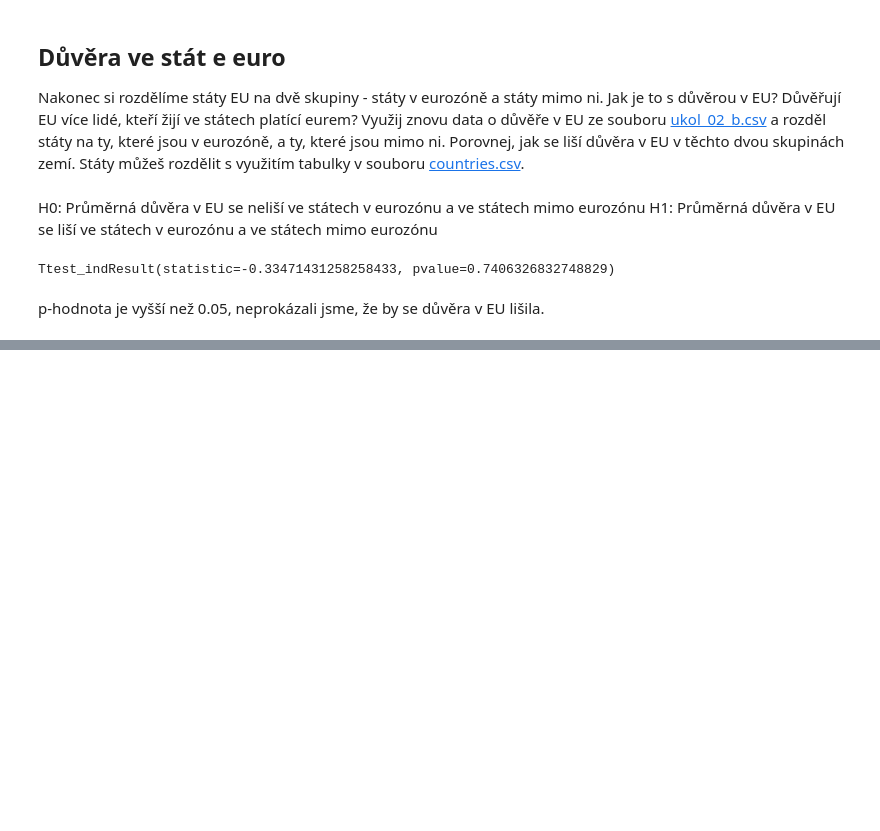
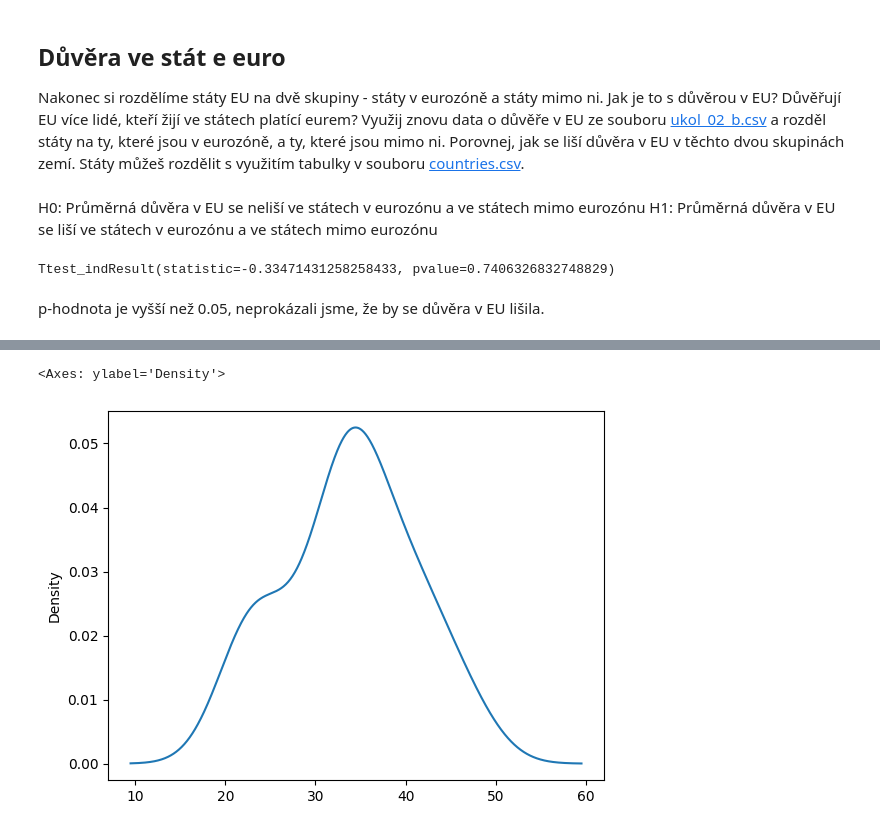
Before and after one commit to pesikj/PythonProDataScienceReseniUkolu, a Jupyter notebook: ukol_02/02.ipynb, the cells around one changed output, grey strips where cells are left out. Saved outputs shown, nothing was run; the diff lists cells and outputs as text; code cells hidden in the pictures; blank space fills up the shorter version.

```diff
--- a/ukol_02/02.ipynb
+++ b/ukol_02/02.ipynb
@@ -109,0 +116,5 @@ p-hodnota je vyšší než 0.05, neprokázali jsme, že by se důvěra v EU liš
+# %%
+data_a["97"].plot.kde()
+# %% [output]
+<Axes: ylabel='Density'>
+[figure, added]
```
Also changed, not shown: parts of 2 cells of this notebook, 1 other file.
